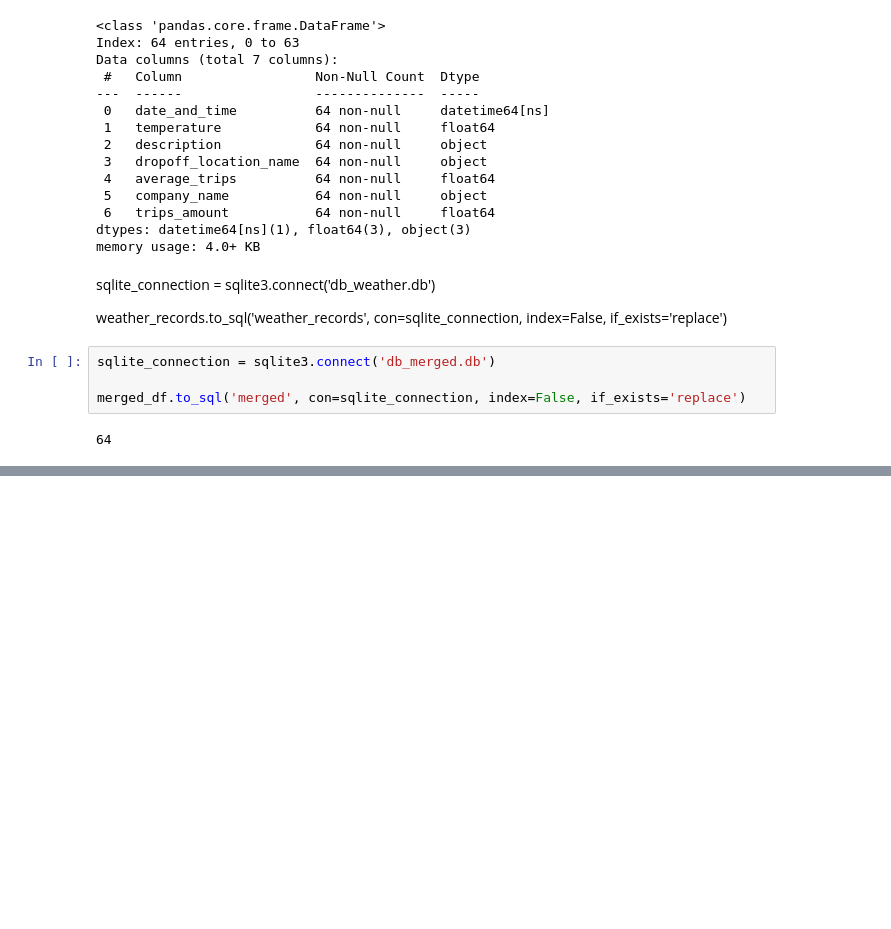
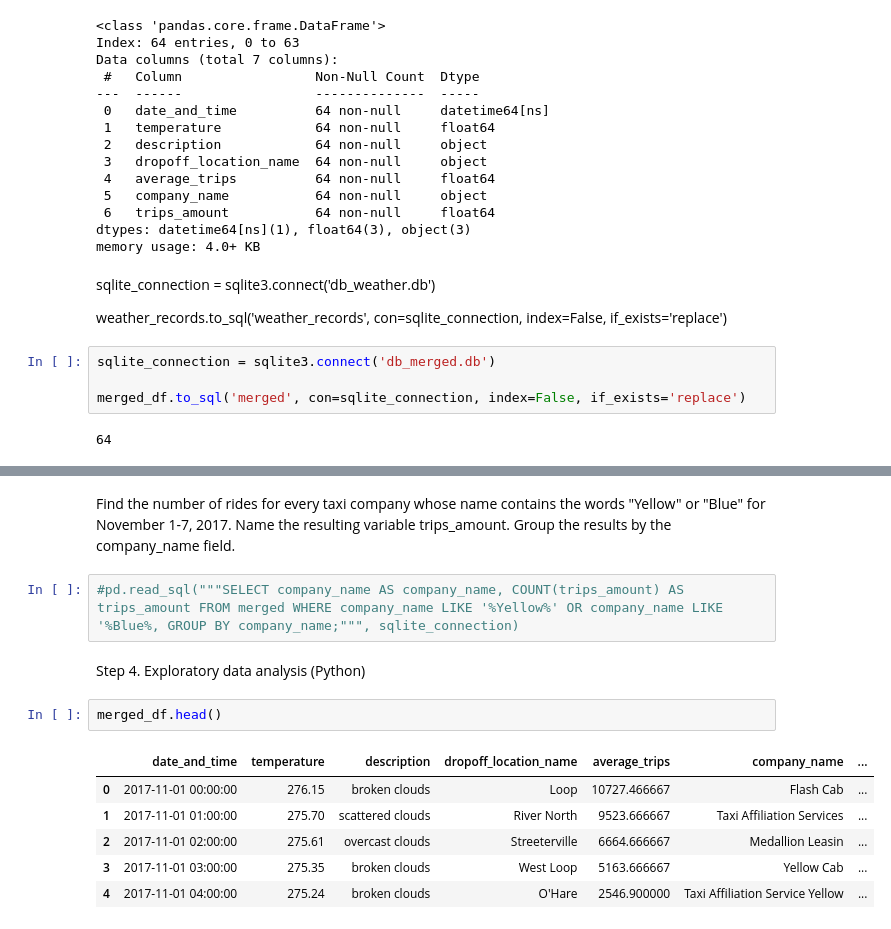
Before and after one commit to BLacuesta3/Sprint-6-Project, a Jupyter notebook: Sprint 6 Project.ipynb, the cells around one changed output, grey strips where cells are left out. Cells and saved outputs as stored; diff of their text form; blank space fills up the shorter version.

```diff
--- a/Sprint 6 Project.ipynb
+++ b/Sprint 6 Project.ipynb
@@ -385,0 +404,15 @@ merged_df.to_sql('merged', con=sqlite_connection, index=False, if_exists='replac
+# %% [markdown]
+Find the number of rides for every taxi company whose name contains the words "Yellow" or "Blue" for November 1-7, 2017. Name the resulting variable trips_amount. Group the results by the company_name field.
+# %%
+#pd.read_sql("""SELECT company_name AS company_name, COUNT(trips_amount) AS trips_amount FROM merged WHERE company_name LIKE '%Yellow%' OR company_name LIKE '%Blue%, GROUP BY company_name;""", sqlite_connection)
+# %% [markdown]
+Step 4. Exploratory data analysis (Python)
+# %%
+merged_df.head()
+# %% [output]
+|  | date_and_time | temperature | description | dropoff_location_name | average_trips | company_name | ... |
+| 0 | 2017-11-01 00:00:00 | 276.15 | broken clouds | Loop | 10727.466667 | Flash Cab | ... |
+| 1 | 2017-11-01 01:00:00 | 275.70 | scattered clouds | River North | 9523.666667 | Taxi Affiliation Services | ... |
+| 2 | 2017-11-01 02:00:00 | 275.61 | overcast clouds | Streeterville | 6664.666667 | Medallion Leasin | ... |
+| 3 | 2017-11-01 03:00:00 | 275.35 | broken clouds | West Loop | 5163.666667 | Yellow Cab | ... |
+| 4 | 2017-11-01 04:00:00 | 275.24 | broken clouds | O'Hare | 2546.900000 | Taxi Affiliation Service Yellow | ... |
```
Also changed, not shown: parts of 9 cells of this notebook, 1 other file.
